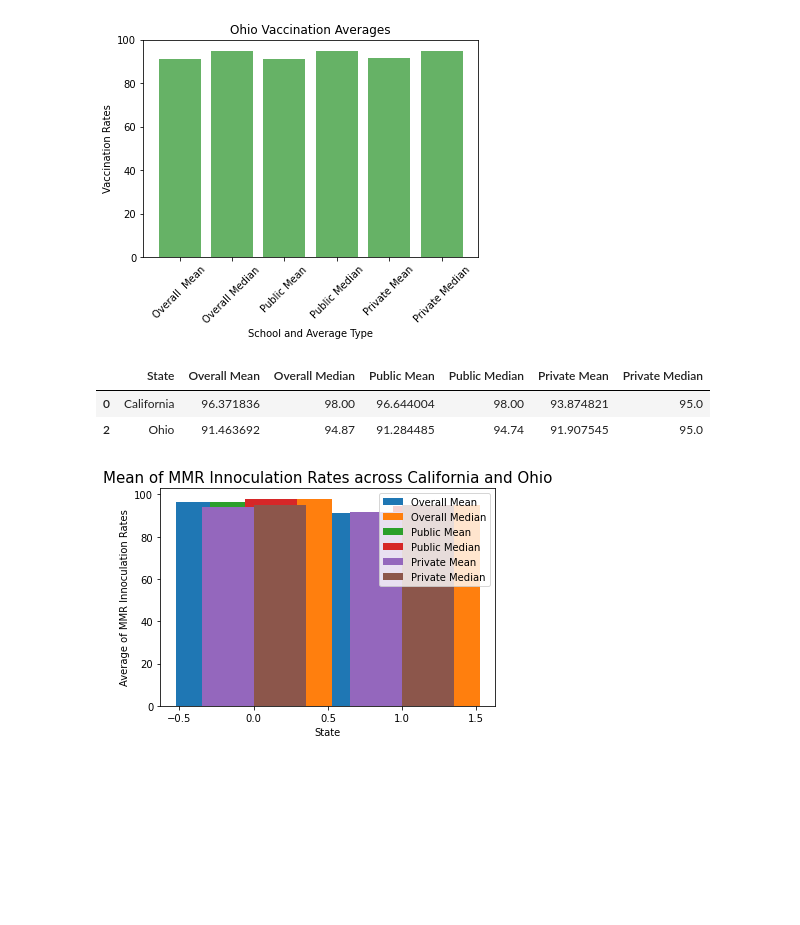
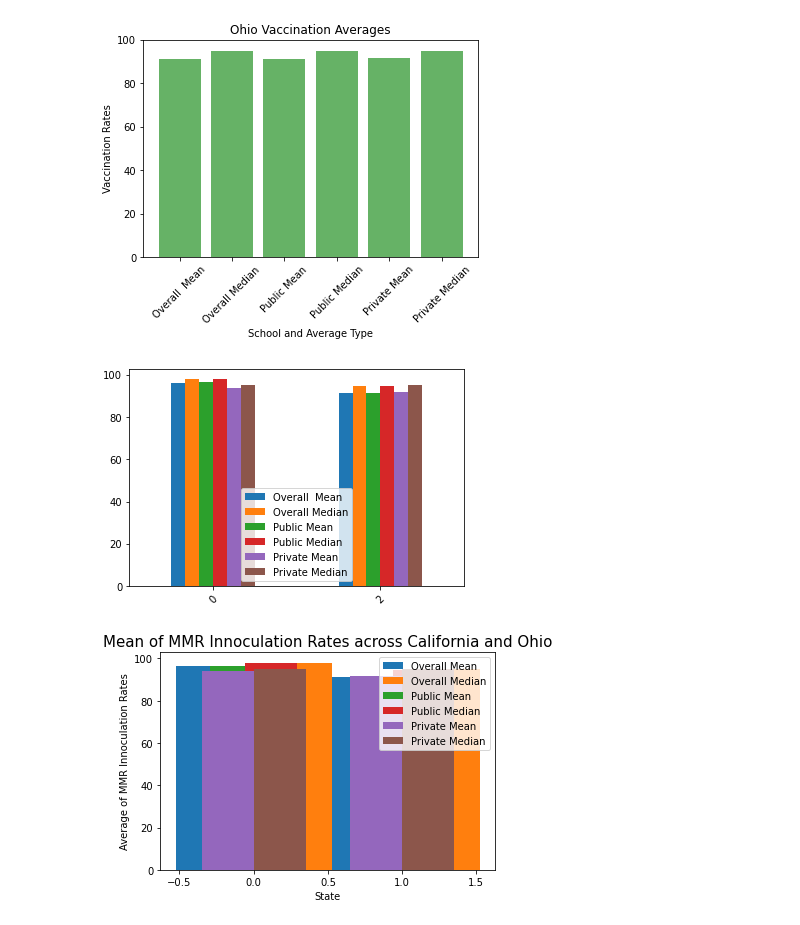
Before and after one commit to mel-c-lowe/UMN_Bootcamp_Project_One, a Jupyter notebook: MMR Vaccinations Trends.ipynb, the cells around one changed output. Drawn from its saved outputs; the diff is of its cells as text; code cells hidden in the pictures; blank space fills up the shorter version.

Commit message:
Better functionality in grouped bar charts. Improvements needed

```diff
--- a/MMR Vaccinations Trends.ipynb
+++ b/MMR Vaccinations Trends.ipynb
@@ -390,14 +380,20 @@ plt.show()
 # %% [output]
 [figure]
 # %%
-# avg_by_state
-# cali_ohio = avg_by_state.loc[(avg_by_state["State"] == "California") | (avg_by_state["State"] == "Ohio")]
-# cali_ohio
-# cali_ohio = cali_ohio.drop(columns= ["Count of Schools",
-#                                       "Kindergarten Mean", "Kindergarten Median",
-#                                       "Other Mean", "Other Median"])
-# cali_ohio
+avg_by_state
+cali_ohio = avg_by_state.loc[(avg_by_state["State"] == "California") | (avg_by_state["State"] == "Ohio")]
+cali_ohio
+cali_ohio = cali_ohio.drop(columns= ["Count of Schools",
+                                      "Kindergarten Mean", "Kindergarten Median",
+                                      "Other Mean", "Other Median"])
+cali_ohio
+
+cali_ohio_simple = pd.DataFrame({
+    "California": cali_data,
+    "Ohio": ohio_data
+})
+cali_ohio_simple
+
+ax = cali_ohio.plot.bar(rot=45)
 # %% [output]
-|  | State | Overall Mean | Overall Median | Public Mean | Public Median | Private Mean | Private Median |
-| 0 | California | 96.371836 | 98.00 | 96.644004 | 98.00 | 93.874821 | 95.0 |
-| 2 | Ohio | 91.463692 | 94.87 | 91.284485 | 94.74 | 91.907545 | 95.0 |
+[figure, added]
```
Also changed, not shown: parts of 3 cells of this notebook.
